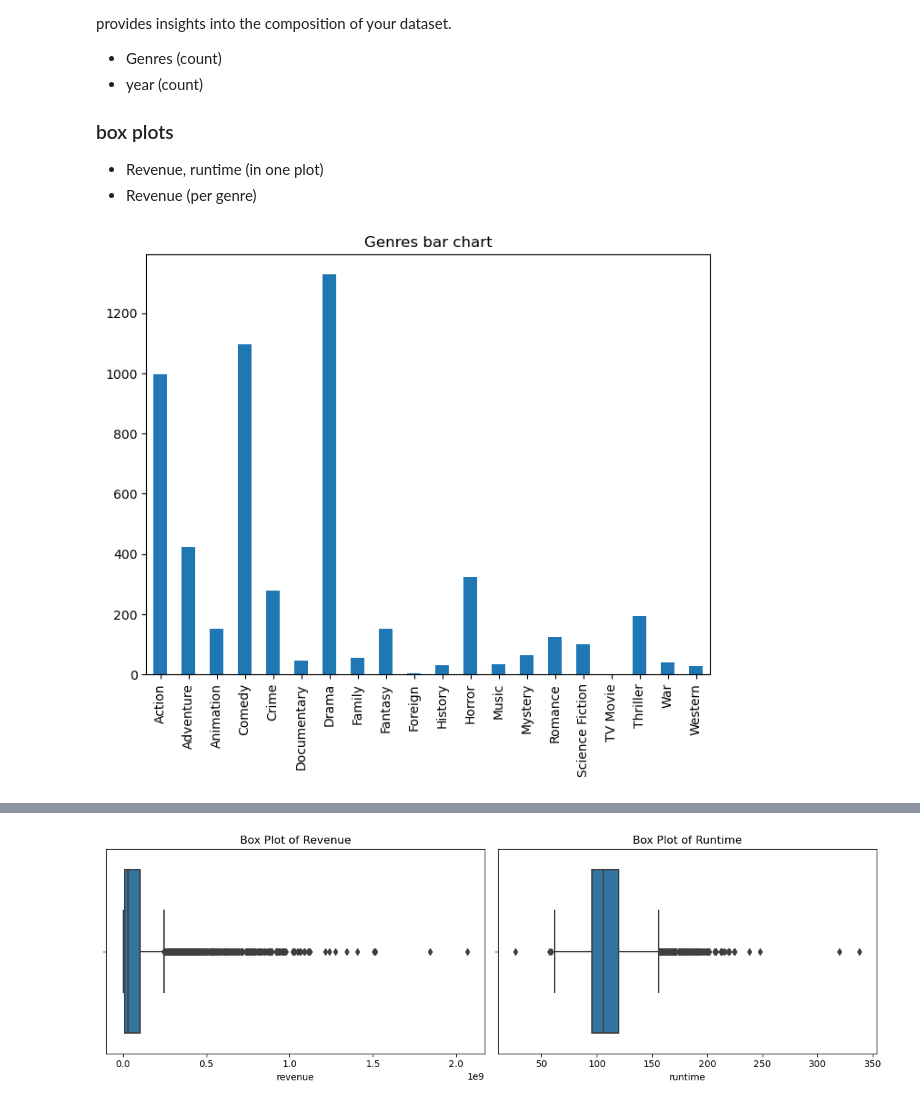
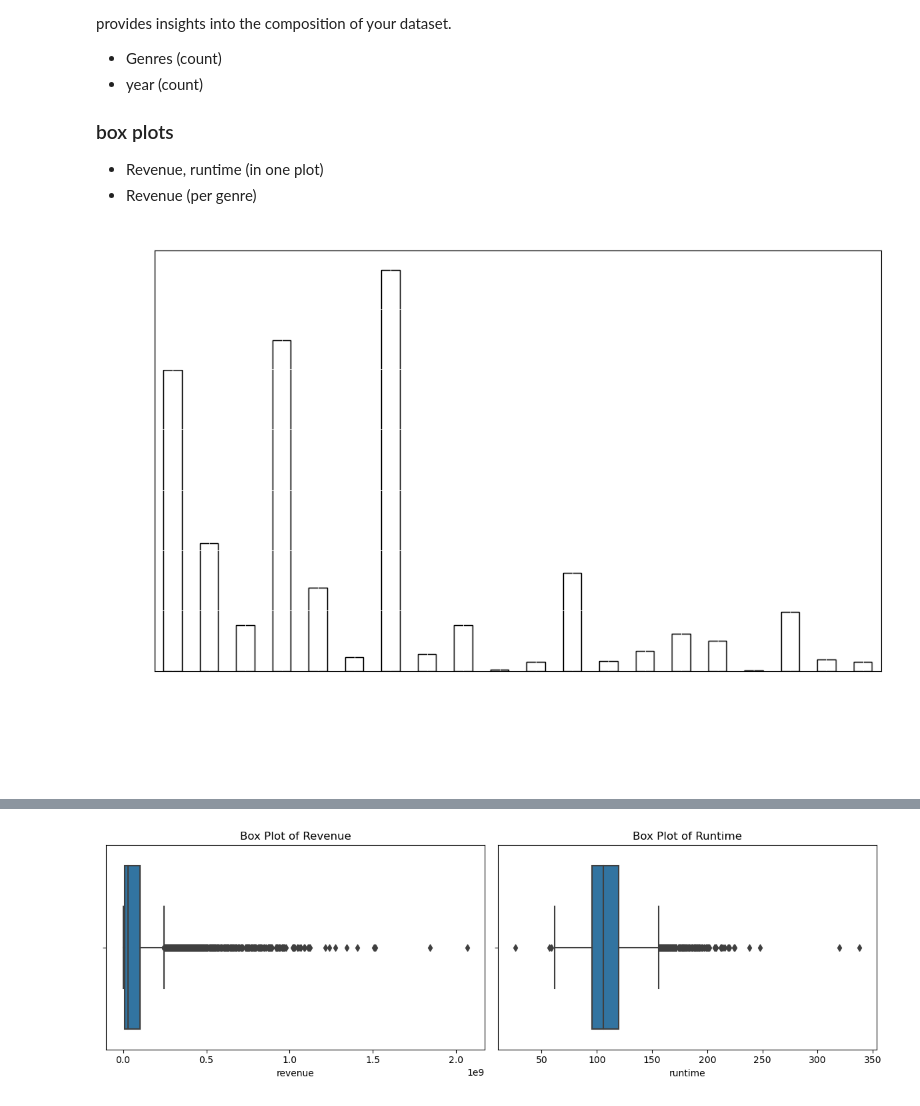
Before and after one commit to papekoja/72.75-ML, a Jupyter notebook: TP4/trabajo_a.ipynb, the cells around one changed output, grey strips where cells are left out. Cells and saved outputs as stored; diff of their text form; code cells hidden in the pictures.

```diff
--- a/TP4/trabajo_a.ipynb
+++ b/TP4/trabajo_a.ipynb
@@ -55,29 +51,51 @@ For categorical variables like 'genres' and 'spoken languages,' use bar plots to
 - Revenue, runtime (in one plot)
 - Revenue (per genre)
 # %%
-fig_size = [8, 6]
+fig_size = [12, 7]
 
 def plot_bar(data, column=None, title=None, large=False):
     if column is None:
         raise ValueError('column must be specified')
 
-    # Sort the DataFrame by 'release_year'
+    # Sort the DataFrame by the specified column
     data_sorted = data.sort_values(by=column)
 
     if large:
         # Plot only every 10th label
         subset_labels = data_sorted[column].unique()[::10]
-        subset_data = data_sorted[data_sorted[column].isin(subset_labels)]
+        data_sorted = data_sorted[data_sorted[column].isin(subset_labels)]
 
-    fig, ax = plt.subplots(figsize=(fig_size[0], fig_size[1]))
-    data_sorted[column].value_counts().sort_index().plot(kind='bar', ax=ax)
-    ax.set_title(title)
+    # Create a figure with a transparent background
+    fig, ax = plt.subplots(figsize=(fig_size[0], fig_size[1]), facecolor='none')
+
+    # Set the background color of the axes to be transparent
+    ax.set_facecolor('none')
+
+    # Plot the bar chart with white-colored elements
+    data_sorted[column].value_counts().sort_index().plot(kind='bar', ax=ax, color='white', edgecolor='black')
+
+    # Set the title with white color
+    ax.set_title(title, color='white')
+
+    # Set the x-axis and y-axis labels with white color
+    ax.set_xlabel(column, color='white')
+    ax.set_ylabel('Count', color='white')
+
+    # Set the color of tick labels on the x-axis and y-axis to white
+    ax.tick_params(axis='x', colors='white')
+    ax.tick_params(axis='y', colors='white')
+
+    # Set the color of the grid lines to white
+    ax.grid(color='white', linestyle='-', linewidth=0.5)
+
+    # Show the plot
     plt.show()
 
-# Genres plot
+# Example usage:
+# Assuming 'data' is your DataFrame with the movie data
 plot_bar(data, column='genres', title='Genres bar chart')
 # %% [output]
-[figure, old version]
+[figure, new version]
 # %%
 data_sorted = data.sort_values(by='release_year')
 fig_size = [8, 6]
```
Also changed, not shown: parts of 4 cells of this notebook, 4 other files.
